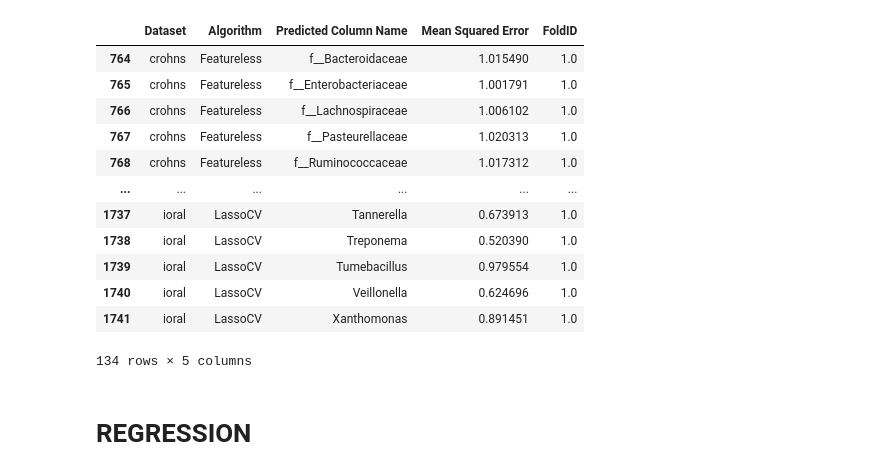
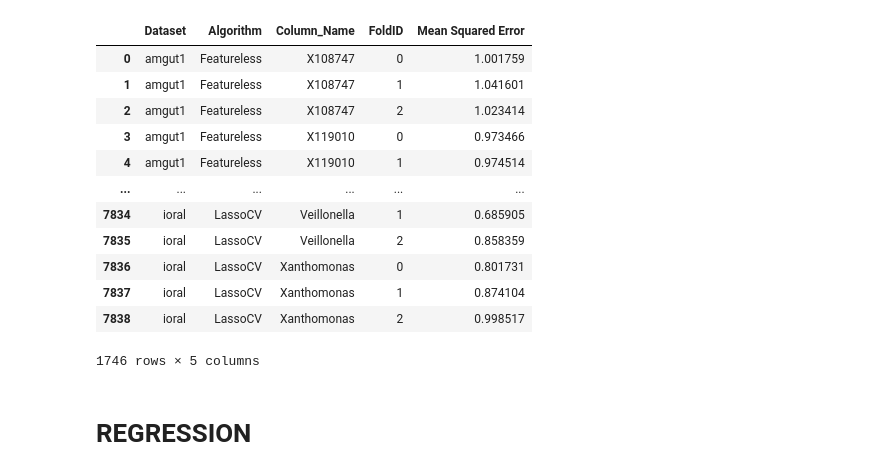
Before and after one commit to EngineerDanny/CS685-Microbe-Network-Research-Code, a Jupyter notebook: reproduce/results/plot_results.ipynb, the cells around one changed output. Drawn from its saved outputs; the diff is of its cells as text; code cells hidden in the pictures.

```diff
--- a/reproduce/results/plot_results.ipynb
+++ b/reproduce/results/plot_results.ipynb
@@ -25,37 +27,43 @@ log_df = df[df['Dataset'].str.contains('log')]
 
 log_df
 # %%
+
 from plotnine import *
 import pandas as pd
 
 time = "2024-01-24_20:40"
 time = "2024-01-30_14:24"
 time = "2024-01-30_15:31" # classifier
 time = "2024-01-31_11:30" # classifier_reg
 time = "2024-02-04_19:53" # classifier_reg
 time = "2024-02-04_22:36" # classifier_reg
 time = "2024-02-05_10:50" # reg
+time = "2024-02-05_12:00" # reg
+time = "2024-02-05_22:08" # reg
+
+
 
 df = pd.read_csv(f"/projects/genomic-ml/da2343/ml_project_1/reproduce/results/{time}_results.csv")
 df = df.drop(columns=['Index of Predicted Column'])
-df = df.groupby(['Dataset', 'Algorithm', 'Predicted Column Name']).mean().reset_index()
+df = df.rename(columns={'Predicted Column Name': 'Column_Name'})
+df = df.groupby(['Dataset', 'Algorithm', 'Column_Name', 'FoldID']).mean().reset_index()
 
-df = df[(df['Dataset'] == "ioral") | (df['Dataset'] == "crohns")]
+df = df[(df['Dataset'] == "amgut1") | (df['Dataset'] == "crohns") | (df['Dataset'] == "ioral")]
 df
 # %% [output]
-|  | Dataset | Algorithm | Predicted Column Name | Mean Squared Error | FoldID |
-| 764 | crohns | Featureless | f__Bacteroidaceae | 1.015490 | 1.0 |
-| 765 | crohns | Featureless | f__Enterobacteriaceae | 1.001791 | 1.0 |
-| 766 | crohns | Featureless | f__Lachnospiraceae | 1.006102 | 1.0 |
-| 767 | crohns | Featureless | f__Pasteurellaceae | 1.020313 | 1.0 |
-| 768 | crohns | Featureless | f__Ruminococcaceae | 1.017312 | 1.0 |
+|  | Dataset | Algorithm | Column_Name | FoldID | Mean Squared Error |
+| 0 | amgut1 | Featureless | X108747 | 0 | 1.001759 |
+| 1 | amgut1 | Featureless | X108747 | 1 | 1.041601 |
+| 2 | amgut1 | Featureless | X108747 | 2 | 1.023414 |
+| 3 | amgut1 | Featureless | X119010 | 0 | 0.973466 |
+| 4 | amgut1 | Featureless | X119010 | 1 | 0.974514 |
 | ... | ... | ... | ... | ... | ... |
-| 1737 | ioral | LassoCV | Tannerella | 0.673913 | 1.0 |
-| 1738 | ioral | LassoCV | Treponema | 0.520390 | 1.0 |
-| 1739 | ioral | LassoCV | Tumebacillus | 0.979554 | 1.0 |
-| 1740 | ioral | LassoCV | Veillonella | 0.624696 | 1.0 |
-| 1741 | ioral | LassoCV | Xanthomonas | 0.891451 | 1.0 |
+| 7834 | ioral | LassoCV | Veillonella | 1 | 0.685905 |
+| 7835 | ioral | LassoCV | Veillonella | 2 | 0.858359 |
+| 7836 | ioral | LassoCV | Xanthomonas | 0 | 0.801731 |
+| 7837 | ioral | LassoCV | Xanthomonas | 1 | 0.874104 |
+| 7838 | ioral | LassoCV | Xanthomonas | 2 | 0.998517 |
-134 rows × 5 columns
+1746 rows × 5 columns
 # %% [markdown]
 # REGRESSION
 # %%
```
Also changed, not shown: parts of 3 cells of this notebook, 2 other files.
